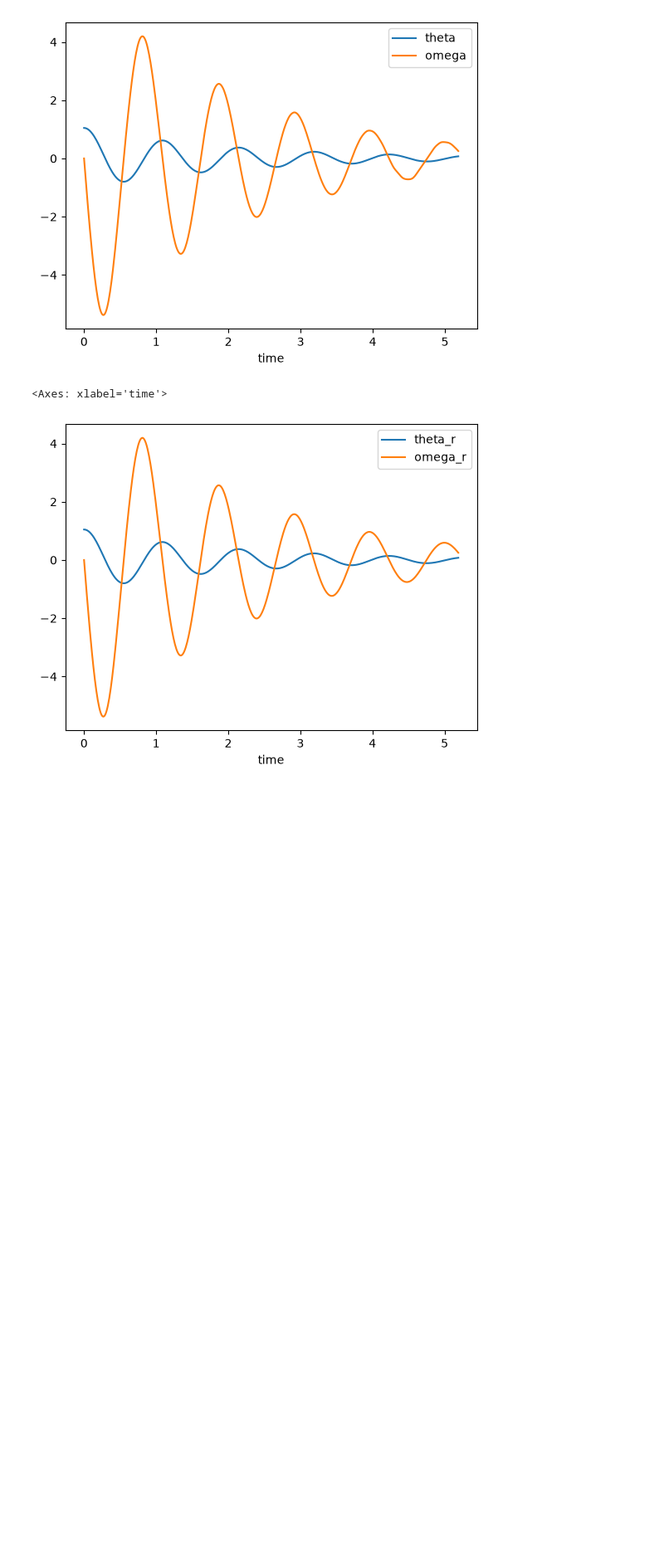
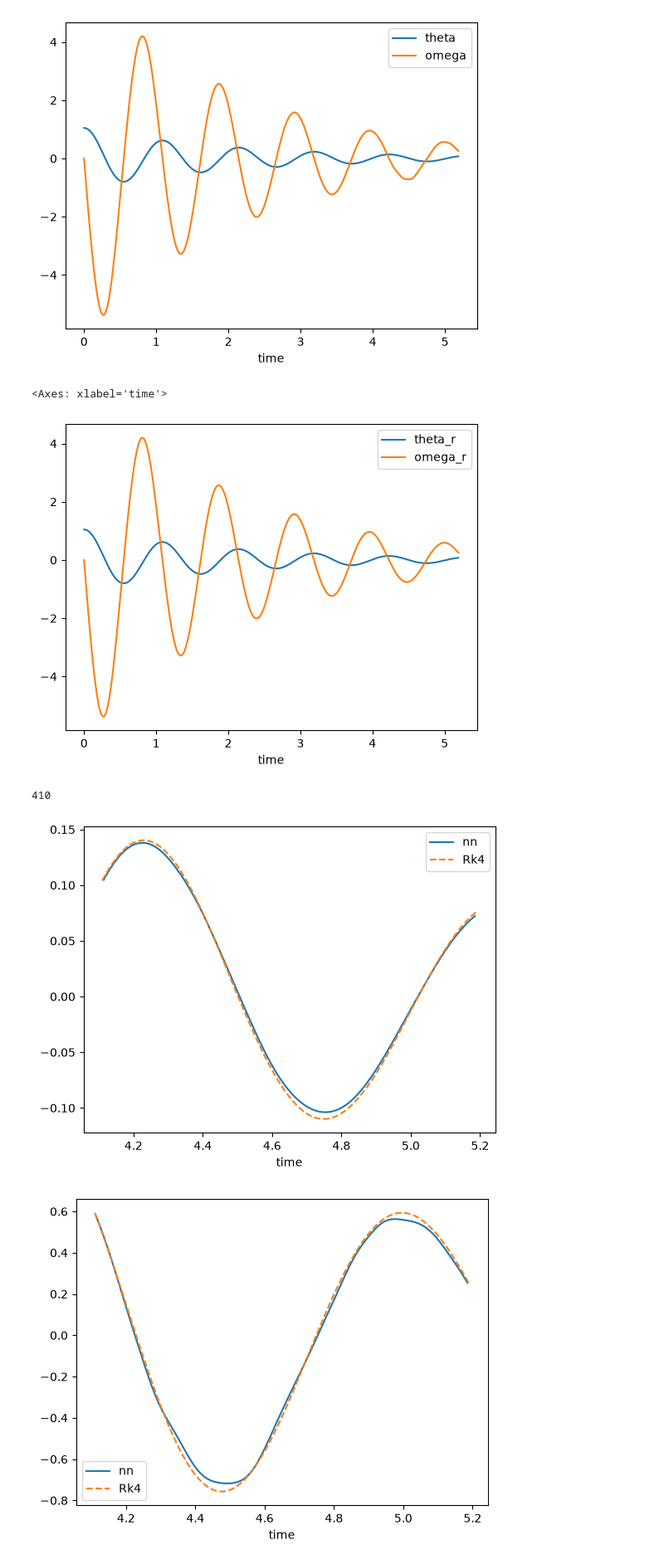
Before and after one commit to Chiikaawaa/Araneae, a Jupyter notebook: RK4_vs_PiNN.ipynb, the cells around one changed output. Shown at 83% size. Saved outputs shown, nothing was run; the diff lists cells and outputs as text; code cells hidden in the pictures; blank space fills up the shorter version.

```diff
--- a/RK4_vs_PiNN.ipynb
+++ b/RK4_vs_PiNN.ipynb
@@ -37,3 +40,23 @@ rk.plot.line(x = 'time', y = ['theta_r', 'omega_r'])
 # %% [output]
 <Axes: xlabel='time'>
 [figure]
+# %%
+timelist = rk.index[rk['time'] == 4.1].tolist()
+print(timelist[0])
+# %% [output]
+410
+# %%
+rk_5 = rk.iloc[411::]
+nn_5 = nn.iloc[411::]
+# %%
+#Evaluating 5th oscillation which was outside training range
+ax1 = nn_5.plot(x='time', y='theta', label='nn')
+rk_5.plot(x='time', y='theta_r', ax=ax1, label='Rk4', linestyle='--')
+plt.show()
+
+ax1 = nn_5.plot(x='time', y='omega', label='nn')
+rk_5.plot(x='time', y='omega_r', ax=ax1, label='Rk4', linestyle='--')
+plt.show()
+# %% [output]
+[figure, added]
+[figure, added]
```
Also changed, not shown: parts of 2 cells of this notebook.
